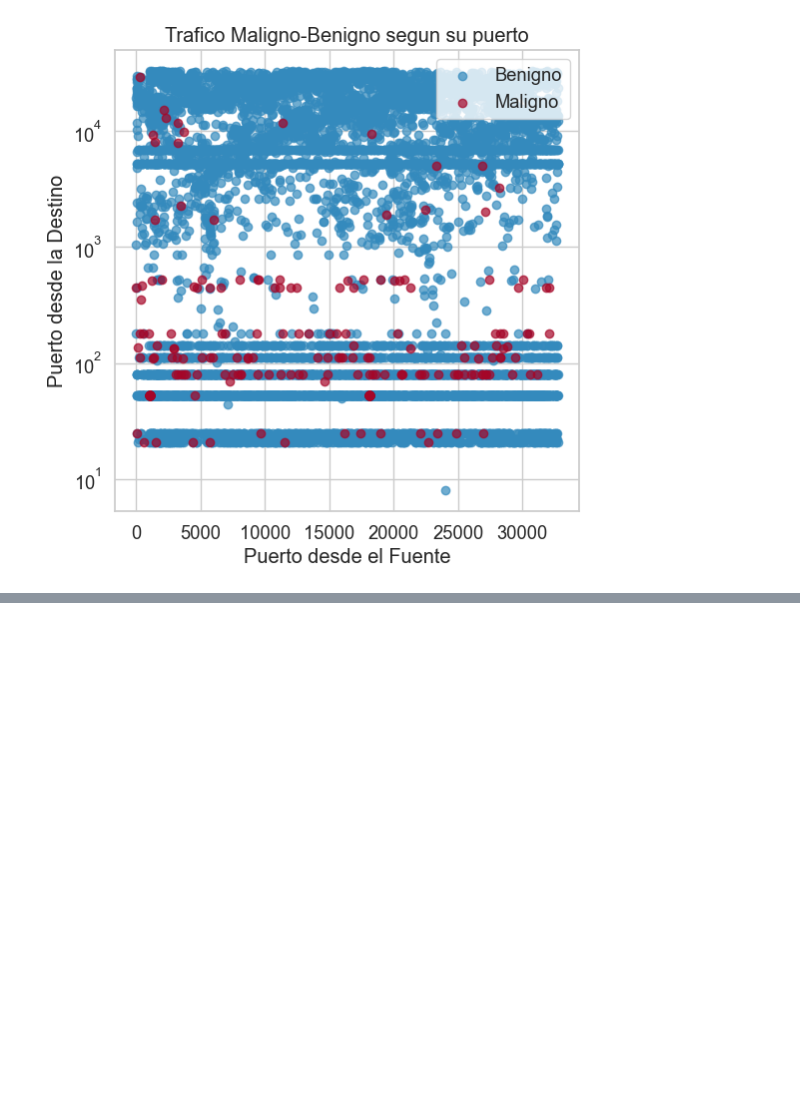
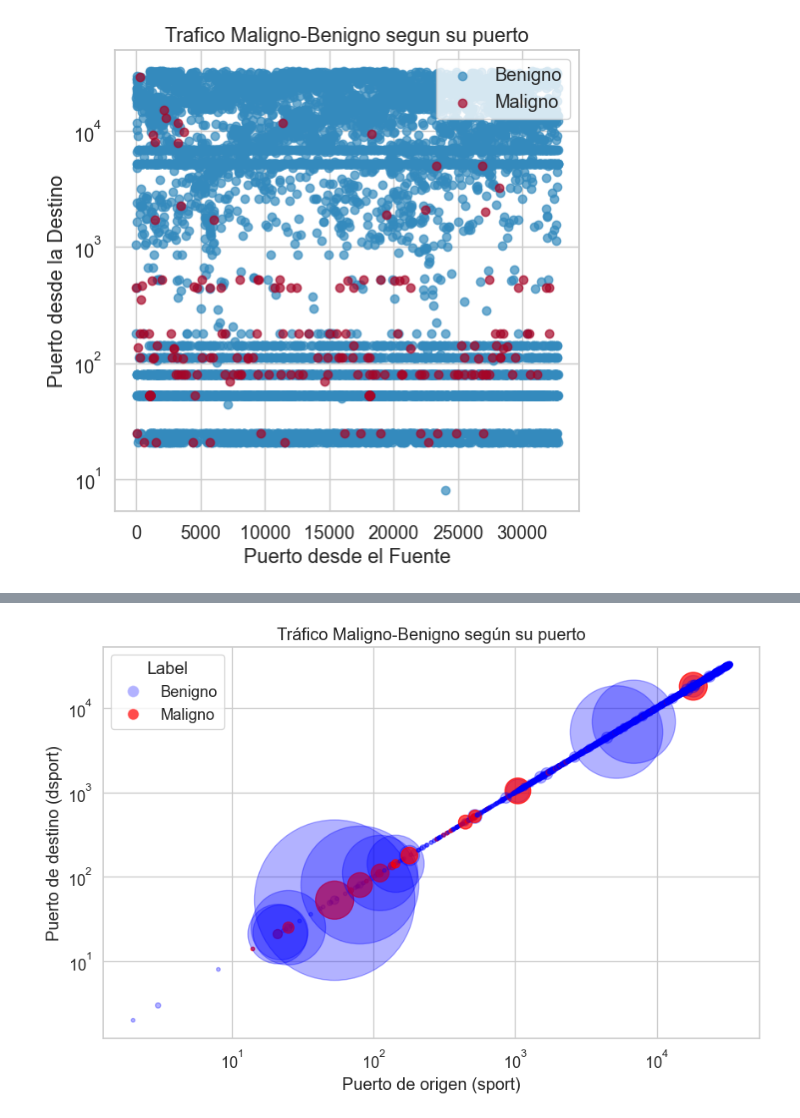
Before and after one commit to jorgeaguirre-dev/Cyber_Attacks_Detection, a Jupyter notebook: ProyectoDS_ParteI_AguirreJorge2.ipynb, the cells around one changed output, grey strips where cells are left out. Saved outputs shown, nothing was run; the diff lists cells and outputs as text; code cells hidden in the pictures; blank space fills up the shorter version.

```diff
--- a/ProyectoDS_ParteI_AguirreJorge2.ipynb
+++ b/ProyectoDS_ParteI_AguirreJorge2.ipynb
@@ -147,0 +164,41 @@ ax.legend(['Benigno', 'Maligno'], loc='upper right')
+# %%
+import pandas as pd
+import matplotlib.pyplot as plt
+
+# Crear el gráfico de dispersión
+fig, ax = plt.subplots(figsize=(10, 6))
+
+# Concatenar ambos DataFrames
+combined_df = pd.concat([gr_df_sport.rename(columns={'sport': 'port'}),
+                         gr_df_dsport.rename(columns={'dsport': 'port'})])
+
+# Colores personalizados: pálido para Label=0 y fuerte para Label=1
+colors = combined_df['Label'].map({0: 'rgba(0, 0, 255, 0.3)', 1: 'rgba(255, 0, 0, 0.7)'})
+
+# Graficar los puntos con color y tamaño según Label y count
+scatter = ax.scatter(
+    combined_df['port'],
+    combined_df['port'],
+    s=combined_df['count']*10,  # Tamaño proporcional a los conteos
+    c=combined_df['Label'].apply(lambda x: 'blue' if x == 0 else 'red'),  # Color según Label
+    alpha=combined_df['Label'].apply(lambda x: 0.3 if x == 0 else 0.7)  # Transparencia según Label
+)
+
+# Establecer la escala logarítmica en el eje y
+ax.set_yscale('log')
+ax.set_xscale('log')
+
+# Agregar título y etiquetas de los ejes
+ax.set_title('Tráfico Maligno-Benigno según su puerto')
+ax.set_xlabel('Puerto de origen (sport)')
+ax.set_ylabel('Puerto de destino (dsport)')
+
+# Crear una leyenda
+handles = [plt.Line2D([0], [0], marker='o', color='w', label='Benigno', markersize=10, markerfacecolor='blue', alpha=0.3),
+           plt.Line2D([0], [0], marker='o', color='w', label='Maligno', markersize=10, markerfacecolor='red', alpha=0.7)]
+ax.legend(handles=handles, title='Label')
+
+# Mostrar el gráfico
+plt.show()
+# %% [output]
+[figure, added]
```
Also changed, not shown: parts of 3 cells of this notebook, 3 other files.
